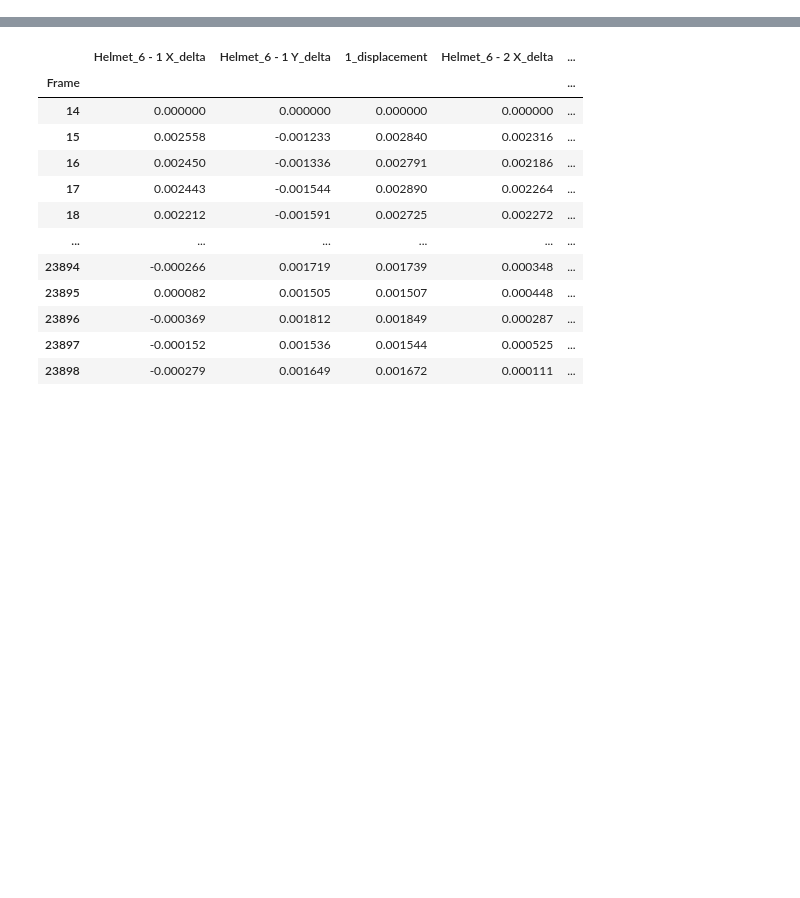
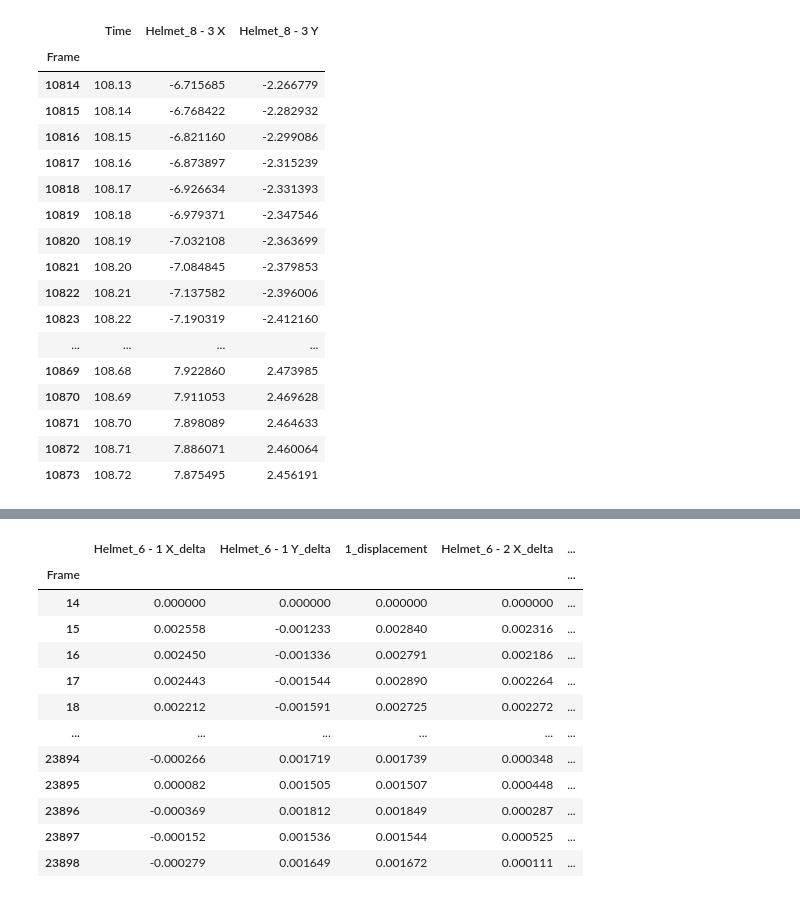
Before and after one commit to tmralmeida/magni-dash, a Jupyter notebook: runbooks/4-Scenario1B.ipynb, the cells around one changed output, grey strips where cells are left out. Saved outputs shown, nothing was run; the diff lists cells and outputs as text; code cells hidden in the pictures; blank space fills up the shorter version.

```diff
--- a/runbooks/4-Scenario1B.ipynb
+++ b/runbooks/4-Scenario1B.ipynb
@@ -64,3 +59,34 @@ Index(['Time', 'Helmet_10 - 1 X', 'Helmet_10 - 1 Y', 'Helmet_10 - 2 X',
+# %%
+preprocessed_df = raw_df.copy()
+preprocessed_df = preprocessed_df.interpolate()
+preprocessed_df[
+    preprocessed_df.columns[
+        (preprocessed_df.columns.str.endswith("X"))
+        | ((preprocessed_df.columns.str.endswith("Y")))
+        | ((preprocessed_df.columns.str.endswith("Z")))
+    ]
+] /= 1000
+# %%
+preprocessed_df[["Time", "Helmet_8 - 3 X","Helmet_8 - 3 Y"]].iloc[10800:10860]
+# %% [output]
+|  | Time | Helmet_8 - 3 X | Helmet_8 - 3 Y |
+| Frame |  |  |  |
+| 10814 | 108.13 | -6.715685 | -2.266779 |
+| 10815 | 108.14 | -6.768422 | -2.282932 |
+| 10816 | 108.15 | -6.821160 | -2.299086 |
+| 10817 | 108.16 | -6.873897 | -2.315239 |
+| 10818 | 108.17 | -6.926634 | -2.331393 |
+| 10819 | 108.18 | -6.979371 | -2.347546 |
+| 10820 | 108.19 | -7.032108 | -2.363699 |
+| 10821 | 108.20 | -7.084845 | -2.379853 |
+| 10822 | 108.21 | -7.137582 | -2.396006 |
+| 10823 | 108.22 | -7.190319 | -2.412160 |
+| ... | ... | ... | ... |
+| 10869 | 108.68 | 7.922860 | 2.473985 |
+| 10870 | 108.69 | 7.911053 | 2.469628 |
+| 10871 | 108.70 | 7.898089 | 2.464633 |
+| 10872 | 108.71 | 7.886071 | 2.460064 |
+| 10873 | 108.72 | 7.875495 | 2.456191 |
 # %%
 helmets = raw_df.columns[raw_df.columns.str.startswith("Helmet")].tolist()
 helmets = set(map(lambda x: x.split(" - ")[0], helmets))
```
Also changed, not shown: parts of 20 cells of this notebook, 8 other files.
